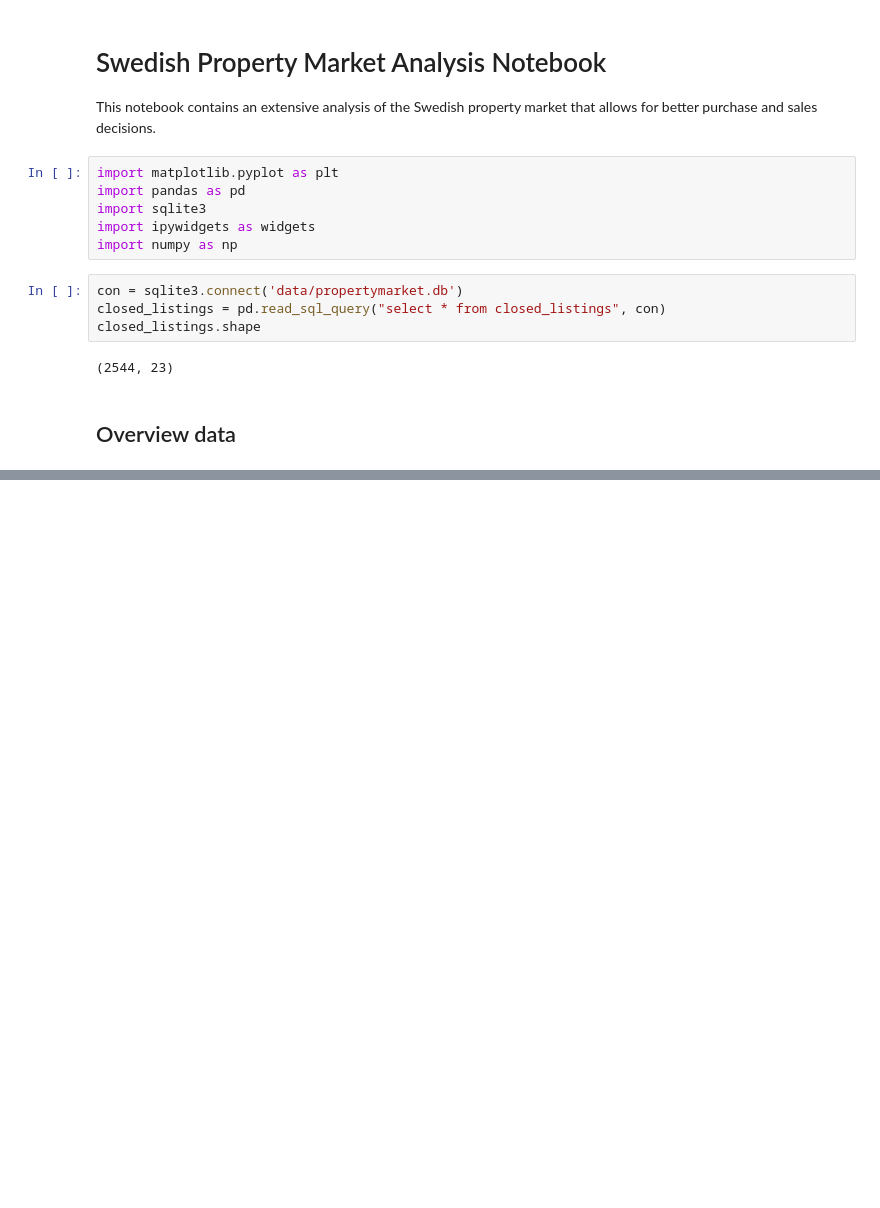
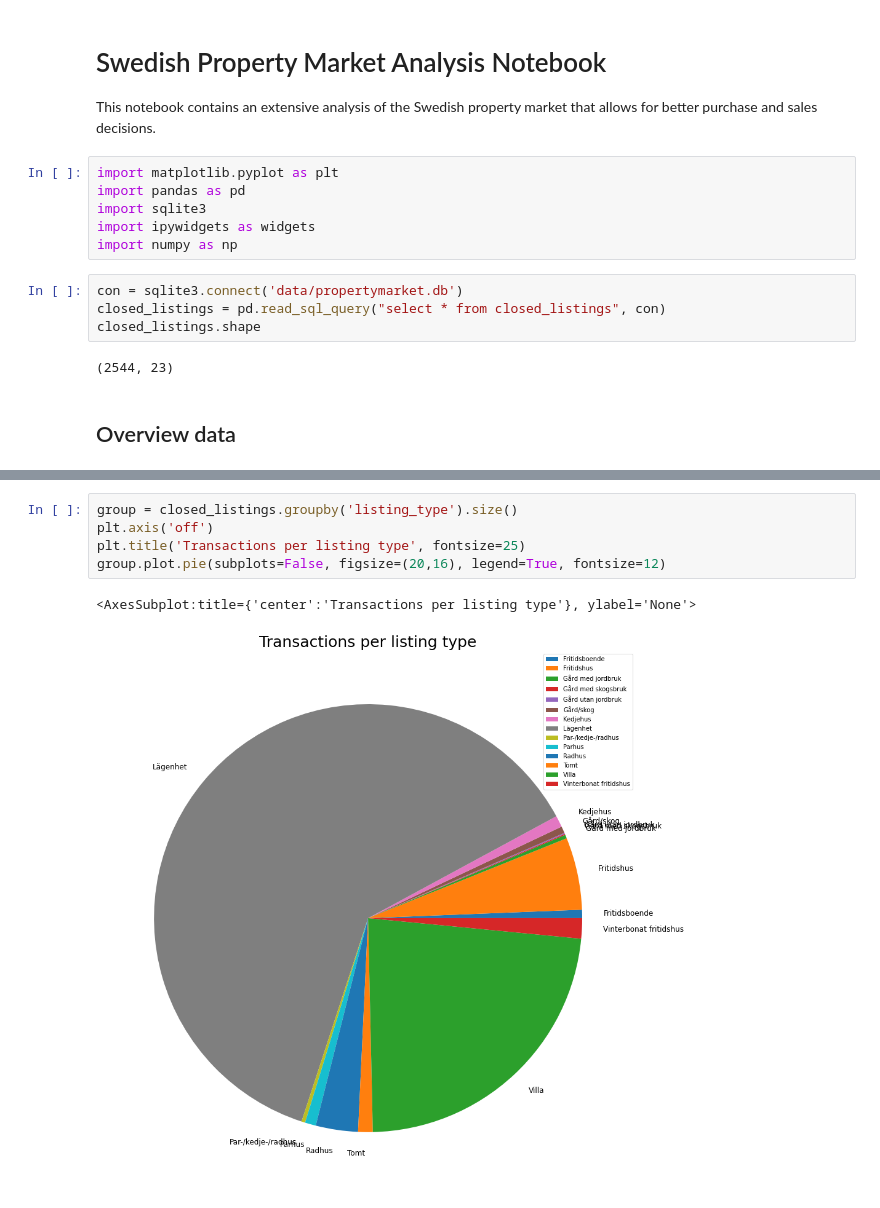
Before and after one commit to orchardpark/realsweden, a Jupyter notebook: property_market.ipynb, the cells around one changed output, grey strips where cells are left out. Saved outputs shown, nothing was run; the diff lists cells and outputs as text; blank space fills up the shorter version.

```diff
--- a/property_market.ipynb
+++ b/property_market.ipynb
@@ -37,3 +37,11 @@ property_types
+# %%
+group = closed_listings.groupby('listing_type').size()
+plt.axis('off')
+plt.title('Transactions per listing type', fontsize=25)
+group.plot.pie(subplots=False, figsize=(20,16), legend=True, fontsize=12)
+# %% [output]
+<AxesSubplot:title={'center':'Transactions per listing type'}, ylabel='None'>
+[figure, added]
 # %%
 min_price = 0
 max_price = 1e3
```
Also changed, not shown: parts of 2 cells of this notebook.
